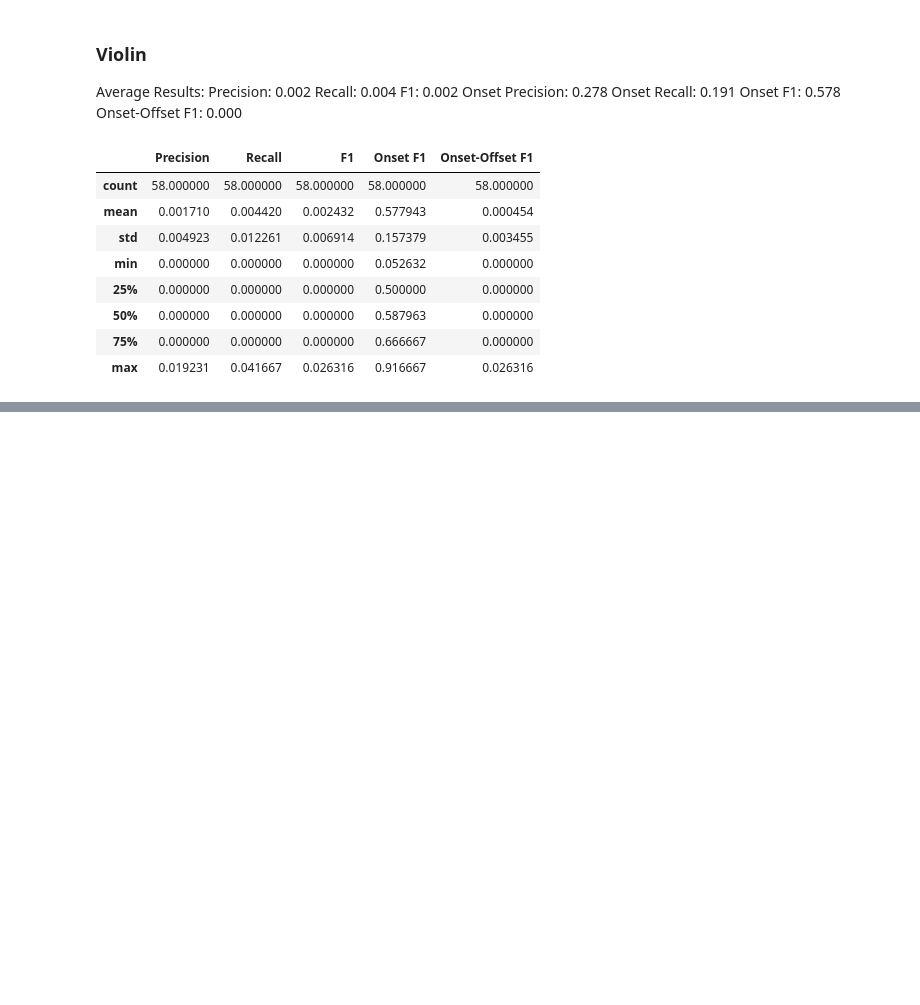
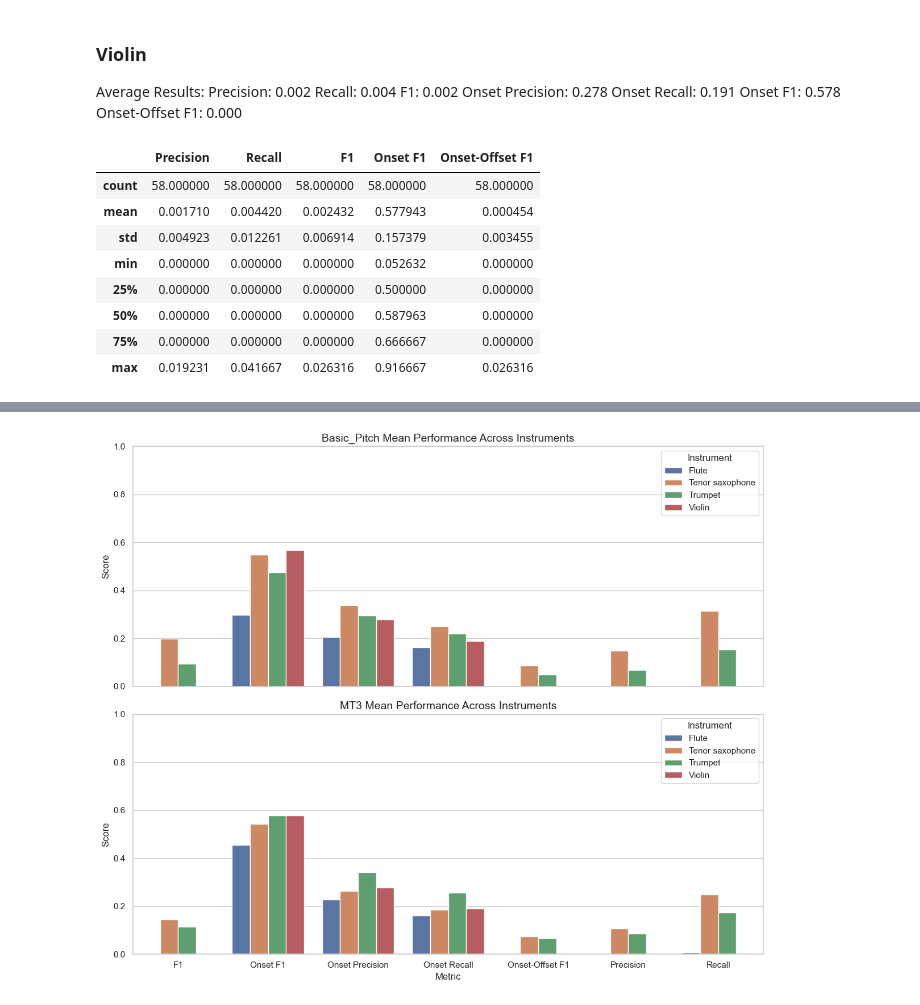
Before and after one commit to martinoywa/singing-voice-amt, a Jupyter notebook: evaluation/evaluation_report_converted.ipynb, the cells around one changed output, grey strips where cells are left out. Drawn from its saved outputs; the diff is of its cells as text; code cells hidden in the pictures; blank space fills up the shorter version.

Commit message:
Add bar graphs for timbre transferred instruments

```diff
--- a/evaluation/evaluation_report_converted.ipynb
+++ b/evaluation/evaluation_report_converted.ipynb
@@ -216,0 +450,81 @@ summary
+# %%
+import pandas as pd
+import matplotlib.pyplot as plt
+import seaborn as sns
+
+# Load the data
+df = pd.read_csv("transcription_summary.csv")
+
+# The metric columns in the file
+metrics = [
+    'Precision',
+    'Recall',
+    'F1',
+    'Onset Precision',
+    'Onset Recall',
+    'Onset F1',
+    'Onset-Offset F1'
+]
+
+# Melt wide → long
+df_long = df.melt(
+    id_vars=['Model', 'Instrument'],
+    value_vars=metrics,
+    var_name='Metric',
+    value_name='Score'
+)
+
+# We allow zeros here (so basic_pitch still shows up); just drop NaN if any
+df_long = df_long.dropna(subset=['Score', 'Model', 'Instrument'])
+
+# Average score per (Model, Instrument, Metric)
+summary = (
+    df_long
+    .groupby(['Model', 'Instrument', 'Metric'], as_index=False)['Score']
+    .mean()
+)
+
+# Order models explicitly: basic_pitch on top, MT3 on bottom
+models_order = ['basic_pitch', 'MT3']
+
+# Consistent instrument ordering in the legend
+instrument_order = sorted(summary['Instrument'].unique())
+
+sns.set_theme(style="whitegrid")
+
+# One subplot per model, stacked vertically
+fig, axes = plt.subplots(
+    nrows=2,
+    ncols=1,
+    figsize=(12, 10),
+    sharex=True,
+    sharey=True
+)
+
+for ax, model in zip(axes, models_order):
+    model_data = summary[summary['Model'] == model]
+
+    # Plot bar chart: x = Metric, grouped bars = Instrument
+    sns.barplot(
+        data=model_data,
+        x='Metric',
+        y='Score',
+        hue='Instrument',
+        hue_order=instrument_order,
+        errorbar=None,               # seaborn 0.11: disables CI bars
+        ax=ax
+    )
+
+    ax.set_title(f"{model.title() if model == 'basic_pitch' else model} Mean Performance Across Instruments", fontsize=14)
+    ax.set_ylabel("Score", fontsize=12)
+    ax.set_ylim(0, 1)          # compare systems on same scale
+    ax.set_xlabel("")          # we'll label x only on bottom plot
+    ax.legend(title="Instrument", loc="upper right")
+
+# Bottom subplot gets the x-axis label
+axes[-1].set_xlabel("Metric", fontsize=12)
+
+plt.tight_layout()
+plt.show()
+# %% [output]
+[figure, added]
```
Also changed, not shown: parts of 5 cells of this notebook, 1 other file.
